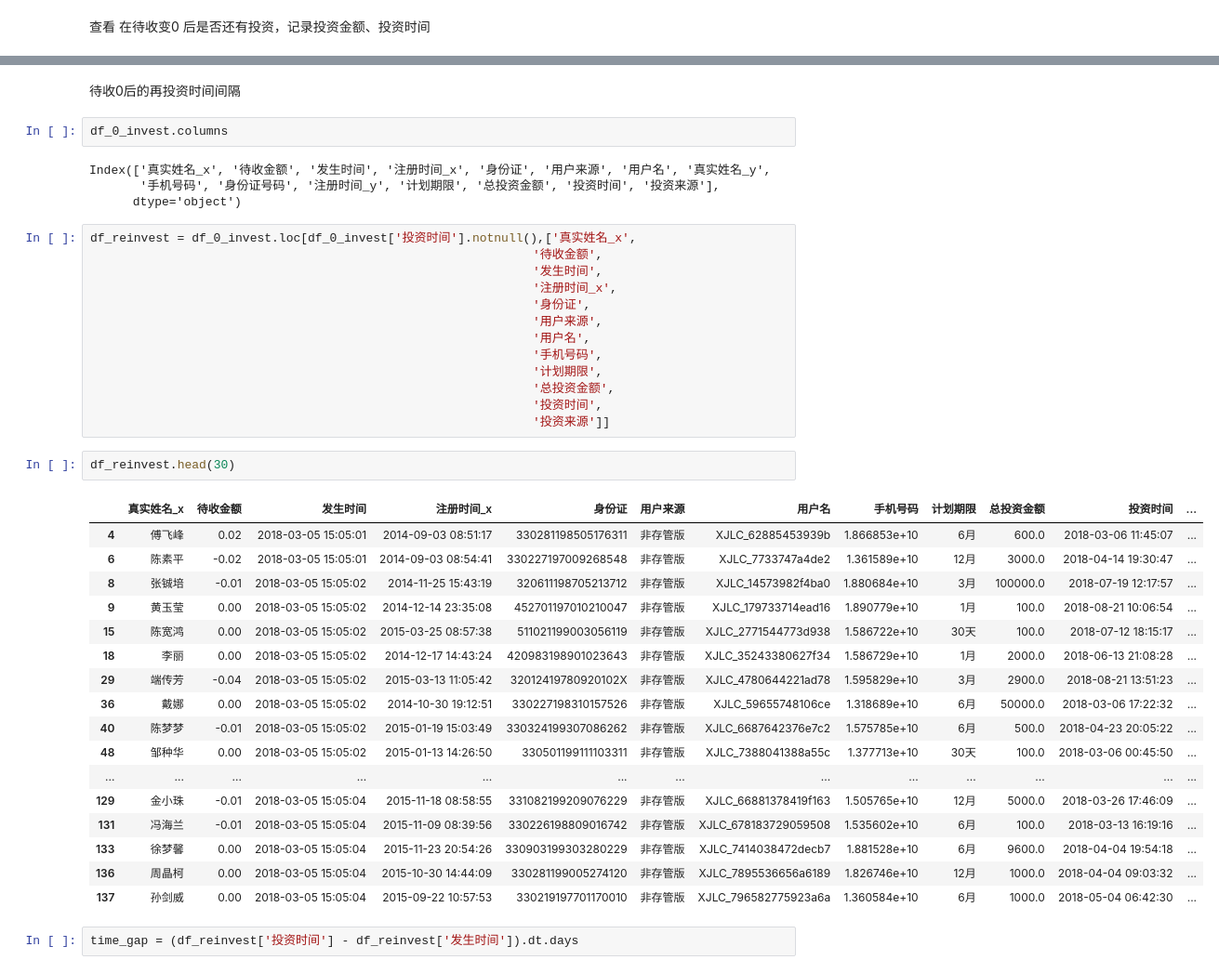
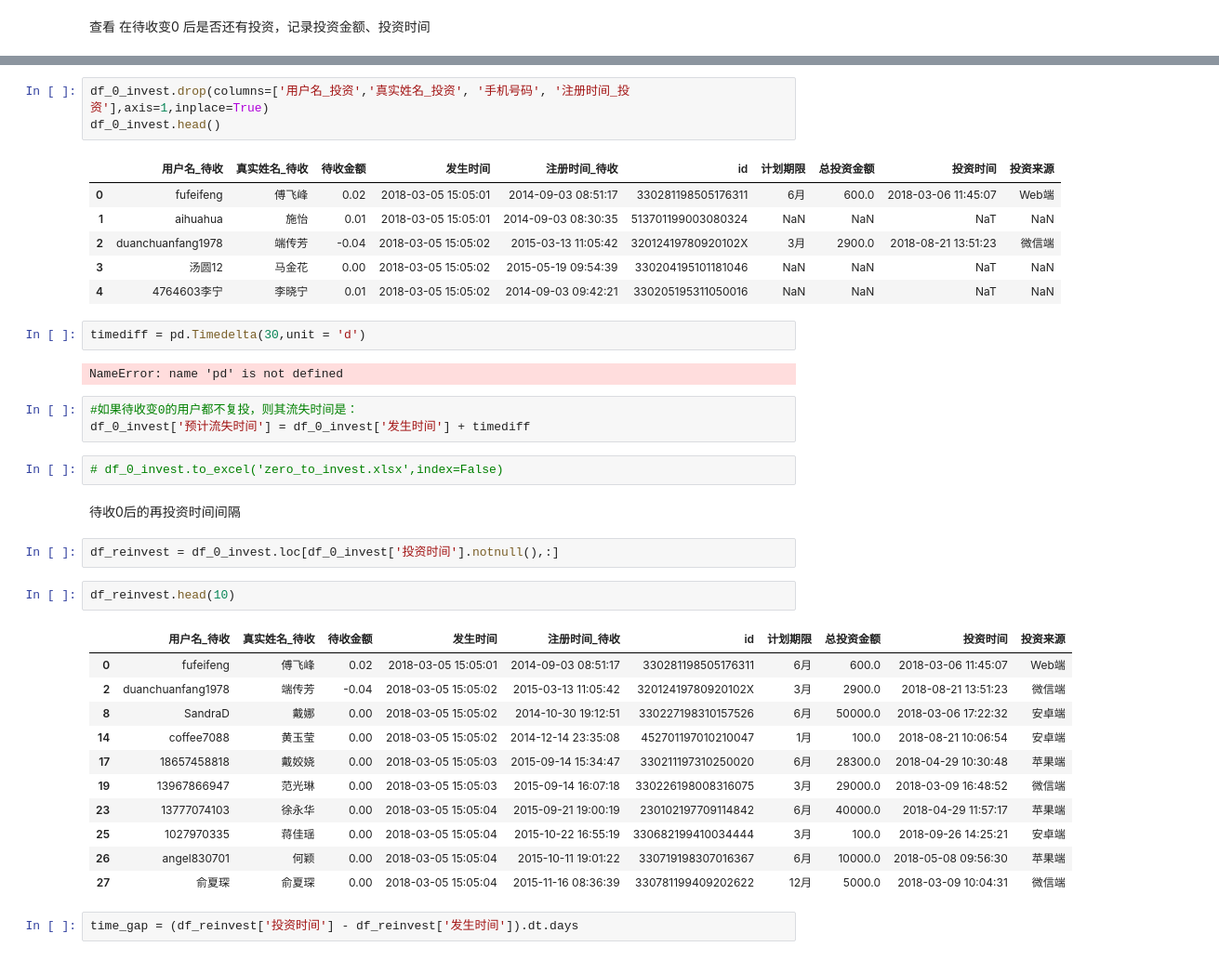
Before and after one commit to junzhu-github/python_code, a Jupyter notebook: Jupyter/流失用户分布.ipynb, the cells around one changed output, grey strips where cells are left out. Shown at 93% size. Cells and saved outputs as stored; diff of their text form.

```diff
--- a/Jupyter/流失用户分布.ipynb
+++ b/Jupyter/流失用户分布.ipynb
@@ -160,44 +153,40 @@ df_0_invest.shape
+# %%
+df_0_invest.drop(columns=['用户名_投资','真实姓名_投资', '手机号码', '注册时间_投资'],axis=1,inplace=True)
+df_0_invest.head()
+# %% [output]
+|  | 用户名_待收 | 真实姓名_待收 | 待收金额 | 发生时间 | 注册时间_待收 | id | 计划期限 | 总投资金额 | 投资时间 | 投资来源 |
+| 0 | fufeifeng | 傅飞峰 | 0.02 | 2018-03-05 15:05:01 | 2014-09-03 08:51:17 | 330281198505176311 | 6月 | 600.0 | 2018-03-06 11:45:07 | Web端 |
+| 1 | aihuahua | 施怡 | 0.01 | 2018-03-05 15:05:01 | 2014-09-03 08:30:35 | 513701199003080324 | NaN | NaN | NaT | NaN |
+| 2 | duanchuanfang1978 | 端传芳 | -0.04 | 2018-03-05 15:05:02 | 2015-03-13 11:05:42 | 32012419780920102X | 3月 | 2900.0 | 2018-08-21 13:51:23 | 微信端 |
+| 3 | 汤圆12 | 马金花 | 0.00 | 2018-03-05 15:05:02 | 2015-05-19 09:54:39 | 330204195101181046 | NaN | NaN | NaT | NaN |
+| 4 | 4764603李宁 | 李晓宁 | 0.01 | 2018-03-05 15:05:02 | 2014-09-03 09:42:21 | 330205195311050016 | NaN | NaN | NaT | NaN |
+# %%
+timediff = pd.Timedelta(30,unit = 'd')
+# %% [output]
+NameError: name 'pd' is not defined
+# %%
+#如果待收变0的用户都不复投，则其流失时间是：
+df_0_invest['预计流失时间'] = df_0_invest['发生时间'] + timediff
+# %%
+# df_0_invest.to_excel('zero_to_invest.xlsx',index=False)
 # %% [markdown]
 待收0后的再投资时间间隔
-# %%
-df_0_invest.columns
-# %% [output]
-Index(['真实姓名_x', '待收金额', '发生时间', '注册时间_x', '身份证', '用户来源', '用户名', '真实姓名_y',
-       '手机号码', '身份证号码', '注册时间_y', '计划期限', '总投资金额', '投资时间', '投资来源'],
-      dtype='object')
 # %%
-df_reinvest = df_0_invest.loc[df_0_invest['投资时间'].notnull(),['真实姓名_x',
-                                                             '待收金额',
-                                                             '发生时间',
-                                                             '注册时间_x',
-                                                             '身份证',
-                                                             '用户来源',
-                                                             '用户名',
-                                                             '手机号码',
-                                                             '计划期限',
-                                                             '总投资金额',
-                                                             '投资时间',
-                                                             '投资来源']]
+df_reinvest = df_0_invest.loc[df_0_invest['投资时间'].notnull(),:]
 # %%
-df_reinvest.head(30)
+df_reinvest.head(10)
 # %% [output]
-|  | 真实姓名_x | 待收金额 | 发生时间 | 注册时间_x | 身份证 | 用户来源 | 用户名 | 手机号码 | 计划期限 | 总投资金额 | 投资时间 | ... |
-| 4 | 傅飞峰 | 0.02 | 2018-03-05 15:05:01 | 2014-09-03 08:51:17 | 330281198505176311 | 非存管版 | XJLC_62885453939b | 1.866853e+10 | 6月 | 600.0 | 2018-03-06 11:45:07 | ... |
-| 6 | 陈素平 | -0.02 | 2018-03-05 15:05:01 | 2014-09-03 08:54:41 | 330227197009268548 | 非存管版 | XJLC_7733747a4de2 | 1.361589e+10 | 12月 | 3000.0 | 2018-04-14 19:30:47 | ... |
-| 8 | 张铖培 | -0.01 | 2018-03-05 15:05:02 | 2014-11-25 15:43:19 | 320611198705213712 | 非存管版 | XJLC_14573982f4ba0 | 1.880684e+10 | 3月 | 100000.0 | 2018-07-19 12:17:57 | ... |
-| 9 | 黄玉莹 | 0.00 | 2018-03-05 15:05:02 | 2014-12-14 23:35:08 | 452701197010210047 | 非存管版 | XJLC_179733714ead16 | 1.890779e+10 | 1月 | 100.0 | 2018-08-21 10:06:54 | ... |
-| 15 | 陈宽鸿 | 0.00 | 2018-03-05 15:05:02 | 2015-03-25 08:57:38 | 511021199003056119 | 非存管版 | XJLC_2771544773d938 | 1.586722e+10 | 30天 | 100.0 | 2018-07-12 18:15:17 | ... |
-| 18 | 李丽 | 0.00 | 2018-03-05 15:05:02 | 2014-12-17 14:43:24 | 420983198901023643 | 非存管版 | XJLC_35243380627f34 | 1.586729e+10 | 1月 | 2000.0 | 2018-06-13 21:08:28 | ... |
-| 29 | 端传芳 | -0.04 | 2018-03-05 15:05:02 | 2015-03-13 11:05:42 | 32012419780920102X | 非存管版 | XJLC_4780644221ad78 | 1.595829e+10 | 3月 | 2900.0 | 2018-08-21 13:51:23 | ... |
-| 36 | 戴娜 | 0.00 | 2018-03-05 15:05:02 | 2014-10-30 19:12:51 | 330227198310157526 | 非存管版 | XJLC_59655748106ce | 1.318689e+10 | 6月 | 50000.0 | 2018-03-06 17:22:32 | ... |
-| 40 | 陈梦梦 | -0.01 | 2018-03-05 15:05:02 | 2015-01-19 15:03:49 | 330324199307086262 | 非存管版 | XJLC_6687642376e7c2 | 1.575785e+10 | 6月 | 500.0 | 2018-04-23 20:05:22 | ... |
-| 48 | 邹种华 | 0.00 | 2018-03-05 15:05:02 | 2015-01-13 14:26:50 | 330501199111103311 | 非存管版 | XJLC_7388041388a55c | 1.377713e+10 | 30天 | 100.0 | 2018-03-06 00:45:50 | ... |
-| ... | ... | ... | ... | ... | ... | ... | ... | ... | ... | ... | ... | ... |
-| 129 | 金小珠 | -0.01 | 2018-03-05 15:05:04 | 2015-11-18 08:58:55 | 331082199209076229 | 非存管版 | XJLC_66881378419f163 | 1.505765e+10 | 12月 | 5000.0 | 2018-03-26 17:46:09 | ... |
-| 131 | 冯海兰 | -0.01 | 2018-03-05 15:05:04 | 2015-11-09 08:39:56 | 330226198809016742 | 非存管版 | XJLC_678183729059508 | 1.535602e+10 | 6月 | 100.0 | 2018-03-13 16:19:16 | ... |
-| 133 | 徐梦馨 | 0.00 | 2018-03-05 15:05:04 | 2015-11-23 20:54:26 | 330903199303280229 | 非存管版 | XJLC_7414038472decb7 | 1.881528e+10 | 6月 | 9600.0 | 2018-04-04 19:54:18 | ... |
-| 136 | 周晶柯 | 0.00 | 2018-03-05 15:05:04 | 2015-10-30 14:44:09 | 330281199005274120 | 非存管版 | XJLC_7895536656a6189 | 1.826746e+10 | 12月 | 1000.0 | 2018-04-04 09:03:32 | ... |
-| 137 | 孙剑威 | 0.00 | 2018-03-05 15:05:04 | 2015-09-22 10:57:53 | 330219197701170010 | 非存管版 | XJLC_796582775923a6a | 1.360584e+10 | 6月 | 1000.0 | 2018-05-04 06:42:30 | ... |
+|  | 用户名_待收 | 真实姓名_待收 | 待收金额 | 发生时间 | 注册时间_待收 | id | 计划期限 | 总投资金额 | 投资时间 | 投资来源 |
+| 0 | fufeifeng | 傅飞峰 | 0.02 | 2018-03-05 15:05:01 | 2014-09-03 08:51:17 | 330281198505176311 | 6月 | 600.0 | 2018-03-06 11:45:07 | Web端 |
+| 2 | duanchuanfang1978 | 端传芳 | -0.04 | 2018-03-05 15:05:02 | 2015-03-13 11:05:42 | 32012419780920102X | 3月 | 2900.0 | 2018-08-21 13:51:23 | 微信端 |
+| 8 | SandraD | 戴娜 | 0.00 | 2018-03-05 15:05:02 | 2014-10-30 19:12:51 | 330227198310157526 | 6月 | 50000.0 | 2018-03-06 17:22:32 | 安卓端 |
+| 14 | coffee7088 | 黄玉莹 | 0.00 | 2018-03-05 15:05:02 | 2014-12-14 23:35:08 | 452701197010210047 | 1月 | 100.0 | 2018-08-21 10:06:54 | 安卓端 |
+| 17 | 18657458818 | 戴姣娆 | 0.00 | 2018-03-05 15:05:03 | 2015-09-14 15:34:47 | 330211197310250020 | 6月 | 28300.0 | 2018-04-29 10:30:48 | 苹果端 |
+| 19 | 13967866947 | 范光琳 | 0.00 | 2018-03-05 15:05:03 | 2015-09-14 16:07:18 | 330226198008316075 | 3月 | 29000.0 | 2018-03-09 16:48:52 | 微信端 |
+| 23 | 13777074103 | 徐永华 | 0.00 | 2018-03-05 15:05:04 | 2015-09-21 19:00:19 | 230102197709114842 | 6月 | 40000.0 | 2018-04-29 11:57:17 | 苹果端 |
+| 25 | 1027970335 | 蒋佳瑶 | 0.00 | 2018-03-05 15:05:04 | 2015-10-22 16:55:19 | 330682199410034444 | 3月 | 100.0 | 2018-09-26 14:25:21 | 安卓端 |
+| 26 | angel830701 | 何颖 | 0.00 | 2018-03-05 15:05:04 | 2015-10-11 19:01:22 | 330719198307016367 | 6月 | 10000.0 | 2018-05-08 09:56:30 | 苹果端 |
+| 27 | 俞夏琛 | 俞夏琛 | 0.00 | 2018-03-05 15:05:04 | 2015-11-16 08:36:39 | 330781199409202622 | 12月 | 5000.0 | 2018-03-09 10:04:31 | 微信端 |
 # %%
 time_gap = (df_reinvest['投资时间'] - df_reinvest['发生时间']).dt.days
 # %%
```
Also changed, not shown: parts of 55 cells of this notebook, 2 other files.
